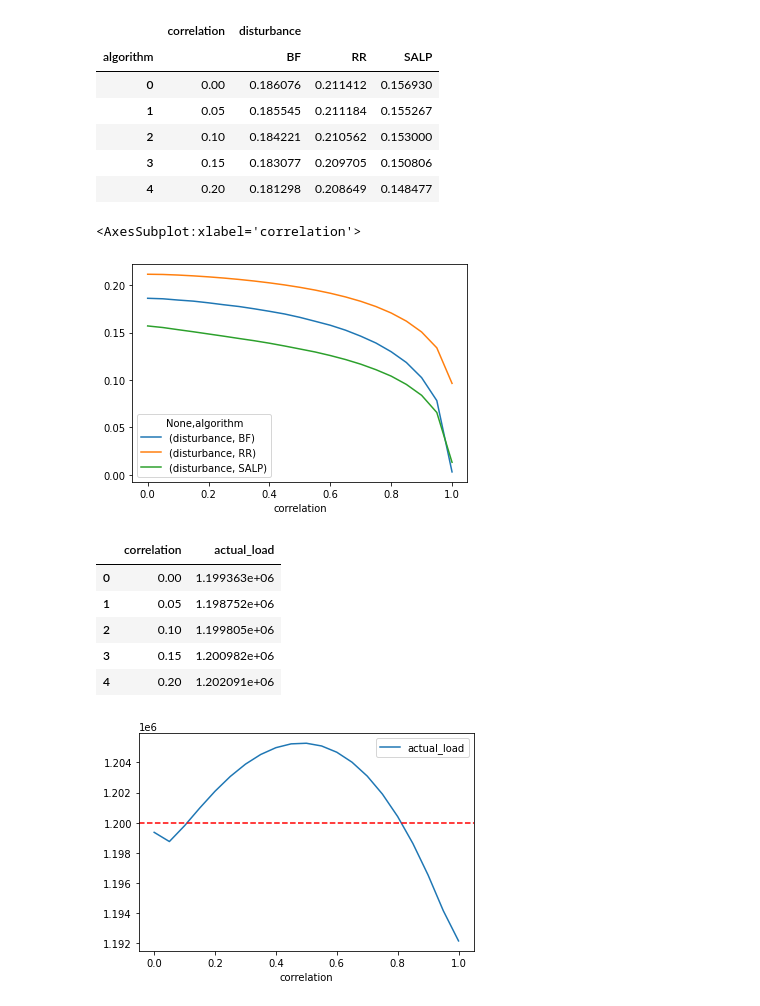
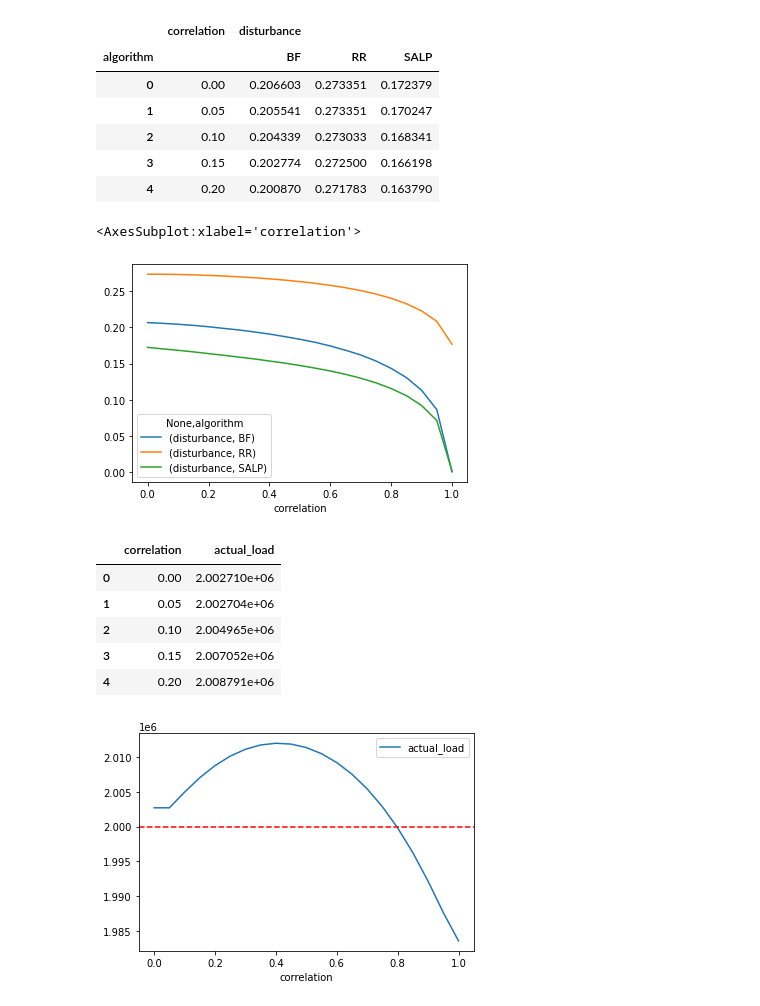
Before and after one commit to szkudlarekdamian/kosharda, a Jupyter notebook: plots_py.ipynb, the cells around one changed output. Drawn from its saved outputs; the diff is of its cells as text; code cells hidden in the pictures.

```diff
--- a/plots_py.ipynb
+++ b/plots_py.ipynb
@@ -3,7 +3,7 @@ import numpy as np
 import pandas as pd
 import matplotlib.pyplot as plt
 # %%
-df = pd.read_csv('results/N100-F1000-S100-R100-result-v11-exp.csv')
+df = pd.read_csv('results/N100-F1000-S100-R100-result-v12.csv')
 df.describe()
 # %% [output]
 |  | correlation | load | v1 | v2 | disturbance | mean_ca | actual_load |
@@ -87,11 +88,11 @@ dist.head()
 # %% [output]
 |  | correlation | disturbance |  |  |
 | algorithm |  | BF | RR | SALP |
-| 0 | 0.00 | 0.186076 | 0.211412 | 0.156930 |
-| 1 | 0.05 | 0.185545 | 0.211184 | 0.155267 |
-| 2 | 0.10 | 0.184221 | 0.210562 | 0.153000 |
-| 3 | 0.15 | 0.183077 | 0.209705 | 0.150806 |
-| 4 | 0.20 | 0.181298 | 0.208649 | 0.148477 |
+| 0 | 0.00 | 0.206603 | 0.273351 | 0.172379 |
+| 1 | 0.05 | 0.205541 | 0.273351 | 0.170247 |
+| 2 | 0.10 | 0.204339 | 0.273033 | 0.168341 |
+| 3 | 0.15 | 0.202774 | 0.272500 | 0.166198 |
+| 4 | 0.20 | 0.200870 | 0.271783 | 0.163790 |
 # %%
 # loads = vals['load'].unique()
 # fig, axes = plt.subplots(loads.size, 1, figsize=(15,15), sharex=True)
@@ -101,7 +102,7 @@ dist.head()
 dist.plot(x='correlation', legend=True)
 # %% [output]
 <AxesSubplot:xlabel='correlation'>
-[figure, old version]
+[figure, new version]
 # %%
 acld = df.drop(['algorithm', 'v2', 'disturbance', 'mean_ca', 'load'], axis=1).groupby(['correlation']).mean()
 acld = acld.drop_duplicates()
@@ -110,25 +111,25 @@ acld.reset_index(inplace=True)
 acld.head()
 # %% [output]
 |  | correlation | actual_load |
-| 0 | 0.00 | 1.199363e+06 |
-| 1 | 0.05 | 1.198752e+06 |
-| 2 | 0.10 | 1.199805e+06 |
-| 3 | 0.15 | 1.200982e+06 |
-| 4 | 0.20 | 1.202091e+06 |
+| 0 | 0.00 | 2.002710e+06 |
+| 1 | 0.05 | 2.002704e+06 |
+| 2 | 0.10 | 2.004965e+06 |
+| 3 | 0.15 | 2.007052e+06 |
+| 4 | 0.20 | 2.008791e+06 |
 # %%
-# est = 1.2 * 10**6
+est = 2.0 * 10**6
 # loads = acld['load'].unique()
 # fig, axes = plt.subplots(loads.size, 1, figsize=(15,15), sharex=True)
 # for i in range(loads.size):
 #     acld[acld['load']==loads[i]].drop('load', axis=1).plot(x='correlation', ax=axes[i], legend=True)
 #     axes[i].axhline(est,color='red',ls='--')
 # plt.show()
 fig, ax = plt.subplots()
 acld.plot(x='correlation', ax=ax, legend=True)
 ax.axhline(est,color='red',ls='--')
 plt.show()
 # %% [output]
-[figure, old version]
+[figure, new version]
 # %%
 # loads = acld['load'].unique()
 # fig, axes = plt.subplots(loads.size, 2, figsize=(20,15), sharex=True)
```
Also changed, not shown: parts of 8 cells of this notebook, 4 other files.
